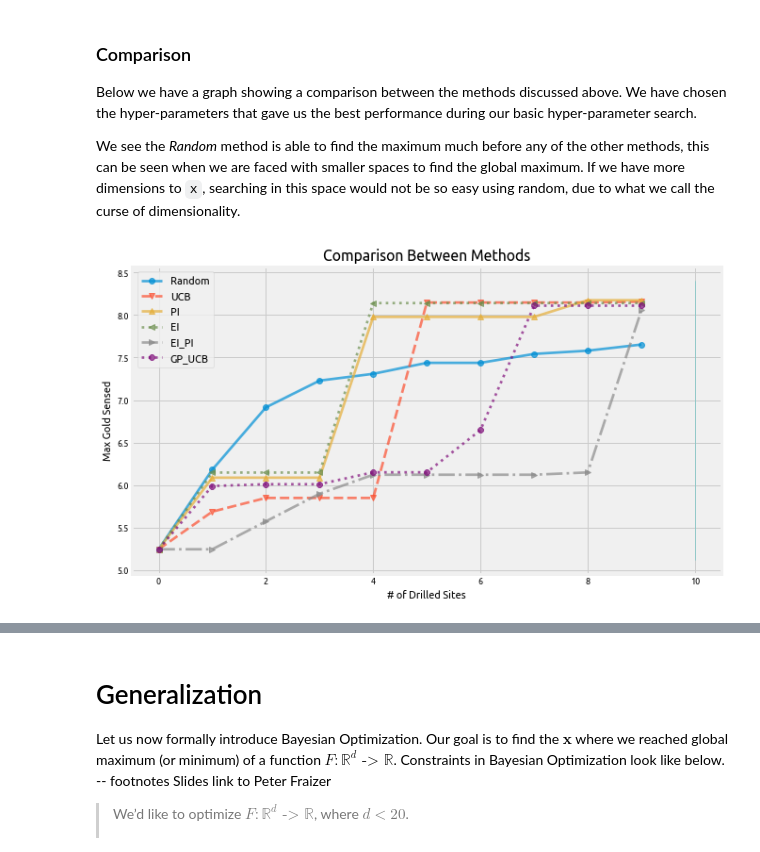
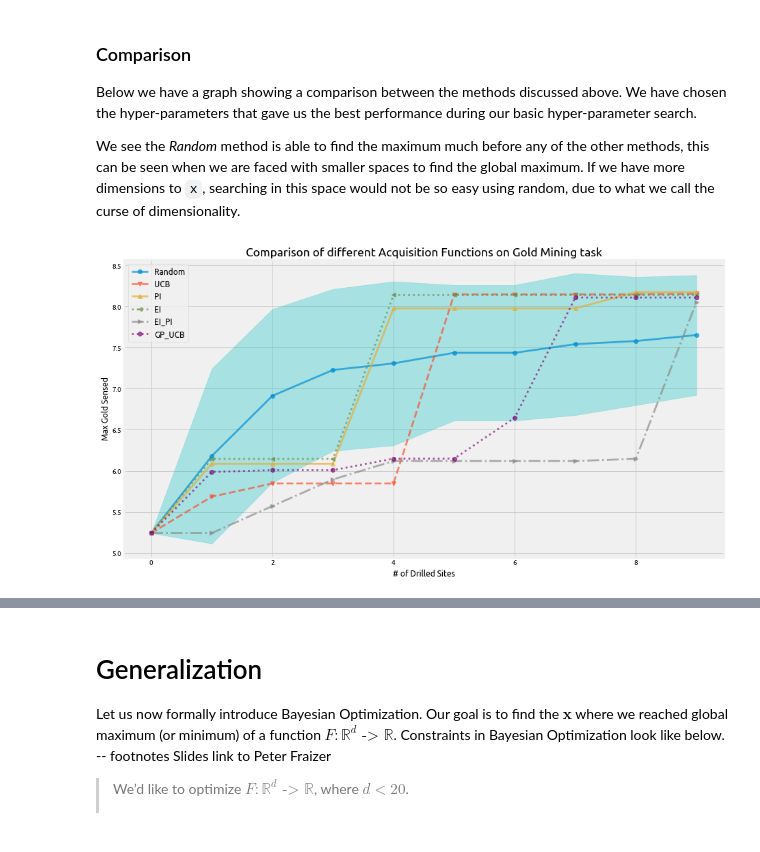
Before and after one commit to distillpub/post--bayesian-optimization, a Jupyter notebook: public/images/bandit-learning-gp.ipynb, the cells around one changed output, grey strips where cells are left out. Drawn from its saved outputs; the diff is of its cells as text; code cells hidden in the pictures.

Commit message:
better plots excl cnn #5

```diff
--- a/public/images/bandit-learning-gp.ipynb
+++ b/public/images/bandit-learning-gp.ipynb
@@ -286,7 +287,7 @@ def plot_acquisition(
         ylim0=None, xlim0=None,
         ylim1=None, xlim1=None,
         y1scale='linear', it = 10,
-        seed = 2
+        seed = 0
     ):
     """acq_params would contain the parameters for our acq_fn"""
     np.random.seed(seed)
@@ -309,7 +310,9 @@ def plot_acquisition(
 
         # plot Acquisition
         acq_obj = acq_class()
-        acquisition = acq_obj(gp, x, t=i+1, **acq_params, mu=max(train_y))
+        acquisition = acq_obj(gp, x, t=i+1,
+                              **acq_params,
+                              mu=max(train_y))
         ax[1].plot(x, acquisition, label='Acquisition function', color='green')
 
         # predict on current pool set
@@ -356,7 +359,7 @@ def plot_acquisition(
 #         elif 'eps' in acq_params.keys():
 #             ax[0].set_title(f"Iteration: {i} \n" + r"$\epsilon$: " + f"{acq_params['eps']}")
         # Choose the next point with highest sigma
-        max_mu = max(train_y)
+        max_mu = np.max(train_y).item()
         max_till_now.append(max_mu)
         next_ix = rargmax(acquisition)
         next_x = x[next_ix]
@@ -448,8 +487,15 @@ class Rand(ACQ):
 # %%
-dirName, mtn_rand = plot_acquisition(
-    train_X, train_y,
-    Rand, ylim1=(0, 1.2)
-)
+stats = RunningStat(len(mtn_acq))
+for seed in range(10):
+    dirName, temp = plot_acquisition(
+        train_X, train_y,
+        Rand, ylim1=(0, 1.2),
+        seed=seed
+    )
+    stats.push(temp)
+
+mtn_rand = stats.mean
+rand_sig = stats.std
 
 # gify
 !convert -delay {delay} -loop 0 {dirName}/*.png {gifDir}/rand.gif
@@ -1042,26 +1044,26 @@ rand_sig = stats.std
 # %%
 mtns = [mtn_rand, mtn_acq, mtn_pi, mtn_ei, mtn_ei_pi, mtn_gp_ucb]
 names = ['Random', 'UCB', 'PI', 'EI', 'EI_PI', 'GP_UCB']
 markers = ['o-', 'v--', '^-', '<:', '>-.', '8:']
 
 xx = range(len(mtns[0]))
-plt.figure(figsize=(10, 6))
+plt.figure(figsize=(14, 8))
 for n, m, mm in zip(names, mtns, markers):
     plt.plot(xx, m, mm, label=n, alpha=0.7, lw=2.7)
 
-plt.fill_between(len(mtns[0]), mtn_rand + rand_sig,
+plt.fill_between(range(len(mtns[0])), mtn_rand + rand_sig,
                  mtn_rand - rand_sig,
                  color='c', alpha=0.3)
 
 plt.legend()
 plt.xlabel('# of Drilled Sites')
 plt.ylabel('Max Gold Sensed')
-plt.title('Comparison Between Methods')
+plt.title('Comparison of different Acquisition Functions on Gold Mining task')
 format_axes(plt.gca())
 plt.savefig("MAB_gifs/comp.svg", bbox_inches="tight")
 plt.show()
 # %% [output]
-[figure, old version]
+[figure, new version]
 # %% [markdown]
 ![](MAB_gifs/comp.svg)
 
```
Also changed, not shown: parts of 11 cells of this notebook, 35 other files.
